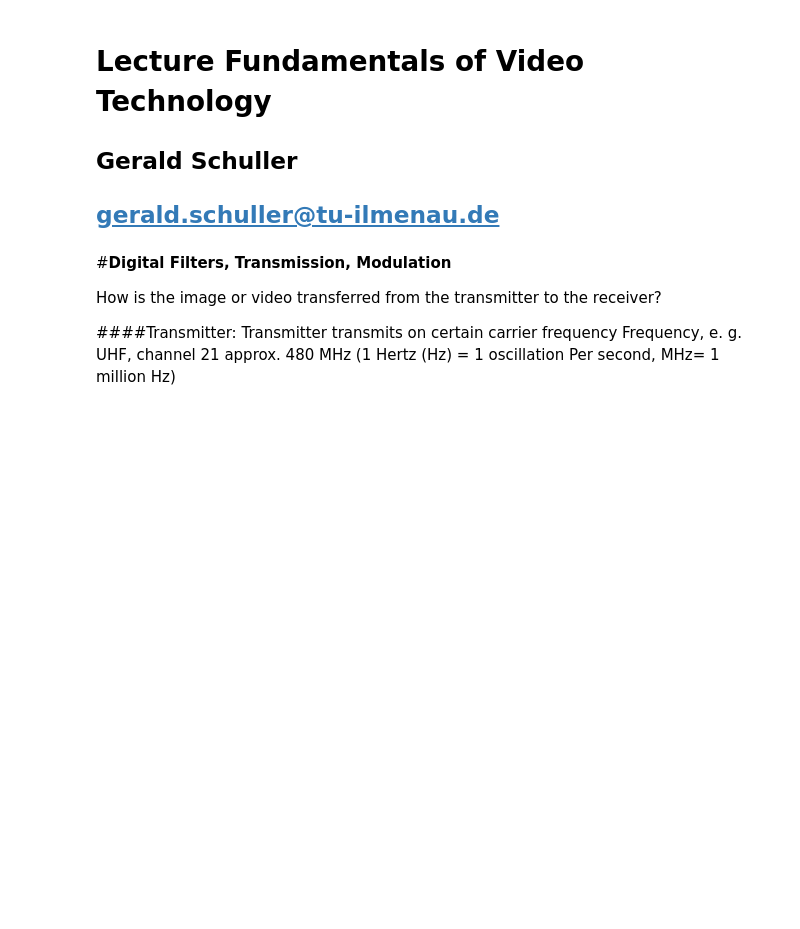
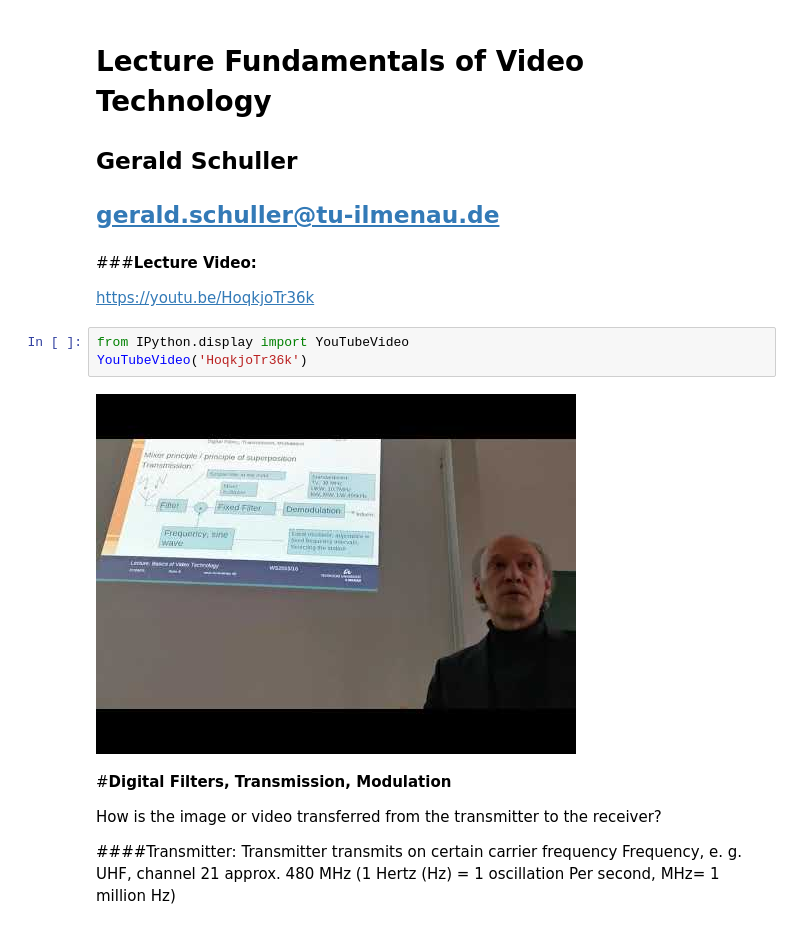
Before and after one commit to TUIlmenauAMS/GVT_Lecture_Colab, a Jupyter notebook: GVT_V8a.ipynb, the cells around one changed output. Cells and saved outputs as stored; diff of their text form; blank space fills up the shorter version.

Commit message:
Lecture Video added

```diff
--- a/GVT_V8a.ipynb
+++ b/GVT_V8a.ipynb
@@ -6,6 +6,15 @@
 ## Gerald Schuller
 
 ## gerald.schuller@tu-ilmenau.de
+# %% [markdown]
+###**Lecture Video:**
+
+https://youtu.be/HoqkjoTr36k
+# %%
+from IPython.display import YouTubeVideo
+YouTubeVideo('HoqkjoTr36k')
+# %% [output]
+[figure, added]
 # %% [markdown]
 #**Digital Filters, Transmission, Modulation**
 
```
Also changed, not shown: parts of 1 cell of this notebook.
